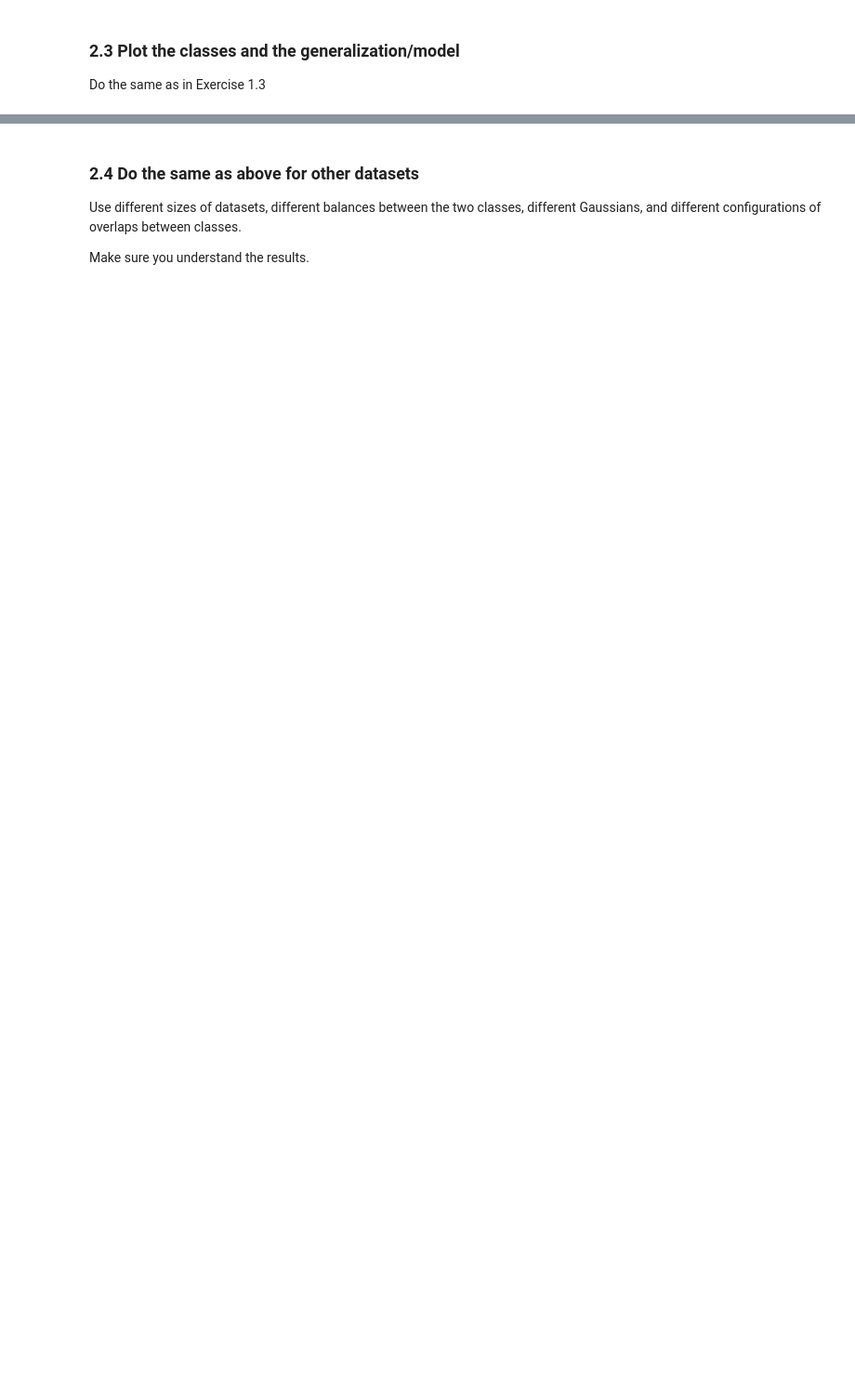
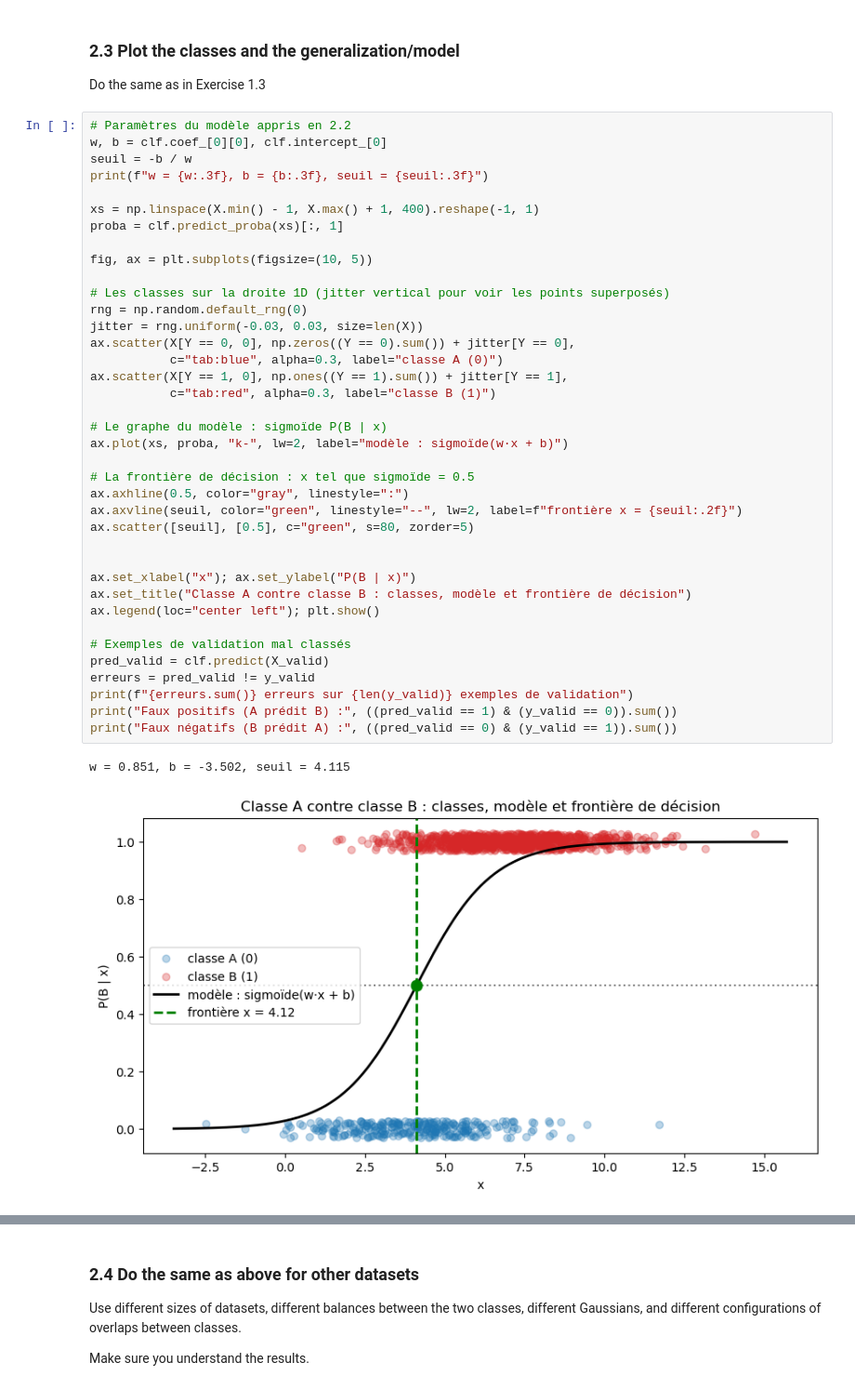
Before and after one commit to ismailab2/PROJET_AAA, a Jupyter notebook: dm1_AAA_ISMAIL_ABDRAMAN_AHMAT_HASSAN.ipynb, the cells around one changed output, grey strips where cells are left out. Shown at 93% size. Saved outputs shown, nothing was run; the diff lists cells and outputs as text; blank space fills up the shorter version.

```diff
--- a/dm1_AAA_ISMAIL_ABDRAMAN_AHMAT_HASSAN.ipynb
+++ b/dm1_AAA_ISMAIL_ABDRAMAN_AHMAT_HASSAN.ipynb
@@ -781,3 +829,44 @@ by directly using `LogisticRegression` of `scikit` (with at least a partition tr
 # %% [markdown]
 ### 2.3 Plot the classes and the generalization/model
 Do the same as in Exercise 1.3
+# %%
+# Paramètres du modèle appris en 2.2
+w, b = clf.coef_[0][0], clf.intercept_[0]
+seuil = -b / w
+print(f"w = {w:.3f}, b = {b:.3f}, seuil = {seuil:.3f}")
+
+xs = np.linspace(X.min() - 1, X.max() + 1, 400).reshape(-1, 1)
+proba = clf.predict_proba(xs)[:, 1]
+
+fig, ax = plt.subplots(figsize=(10, 5))
+
+# Les classes sur la droite 1D (jitter vertical pour voir les points superposés)
+rng = np.random.default_rng(0)
+jitter = rng.uniform(-0.03, 0.03, size=len(X))
+ax.scatter(X[Y == 0, 0], np.zeros((Y == 0).sum()) + jitter[Y == 0],
+           c="tab:blue", alpha=0.3, label="classe A (0)")
+ax.scatter(X[Y == 1, 0], np.ones((Y == 1).sum()) + jitter[Y == 1],
+           c="tab:red", alpha=0.3, label="classe B (1)")
+
+# Le graphe du modèle : sigmoïde P(B | x)
+ax.plot(xs, proba, "k-", lw=2, label="modèle : sigmoïde(w·x + b)")
+
+# La frontière de décision : x tel que sigmoïde = 0.5
+ax.axhline(0.5, color="gray", linestyle=":")
+ax.axvline(seuil, color="green", linestyle="--", lw=2, label=f"frontière x = {seuil:.2f}")
+ax.scatter([seuil], [0.5], c="green", s=80, zorder=5)
+
+
+ax.set_xlabel("x"); ax.set_ylabel("P(B | x)")
+ax.set_title("Classe A contre classe B : classes, modèle et frontière de décision")
+ax.legend(loc="center left"); plt.show()
+
+# Exemples de validation mal classés
+pred_valid = clf.predict(X_valid)
+erreurs = pred_valid != y_valid
+print(f"{erreurs.sum()} erreurs sur {len(y_valid)} exemples de validation")
+print("Faux positifs (A prédit B) :", ((pred_valid == 1) & (y_valid == 0)).sum())
+print("Faux négatifs (B prédit A) :", ((pred_valid == 0) & (y_valid == 1)).sum())
+# %% [output]
+w = 0.851, b = -3.502, seuil = 4.115
+[figure, added]
```
Also changed, not shown: parts of 25 cells of this notebook.
